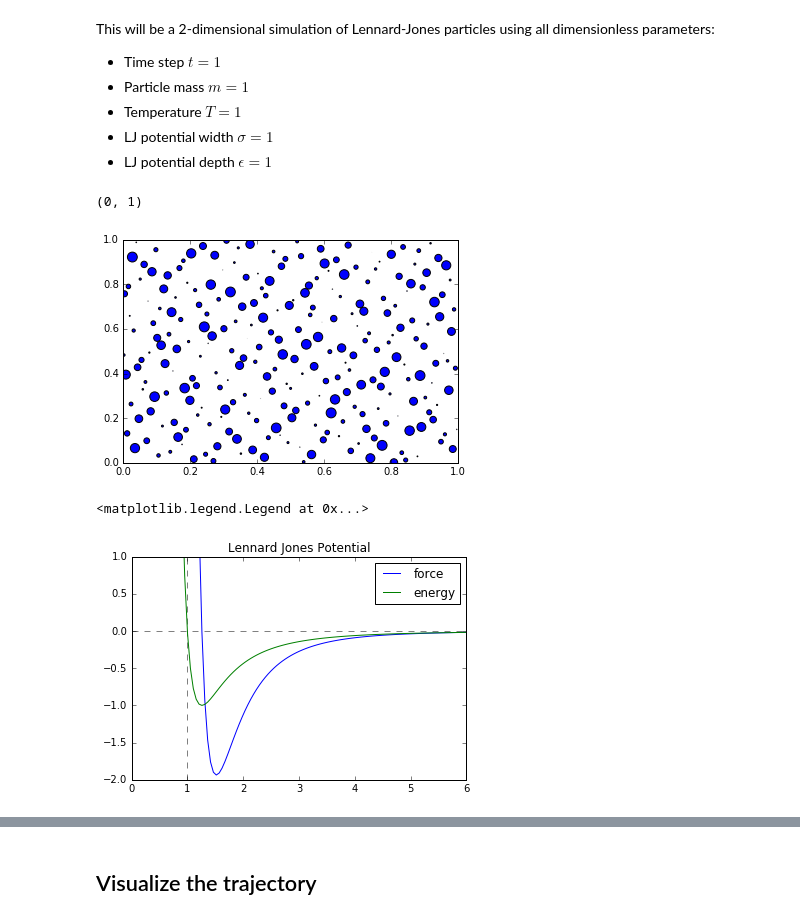
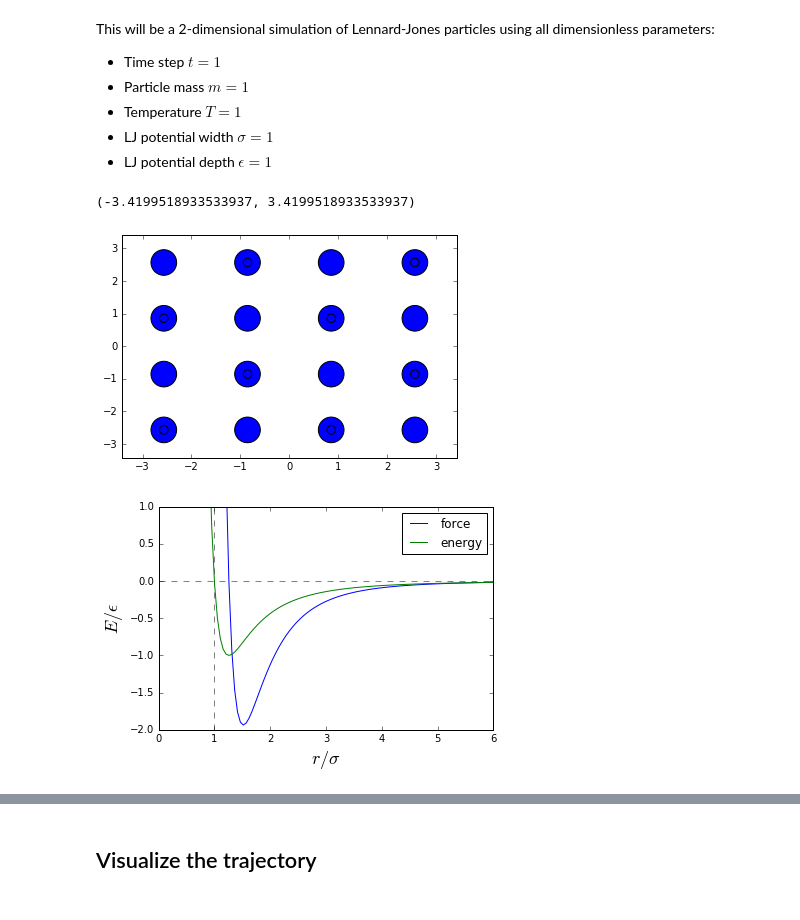
Before and after one commit to chargus/active, a Jupyter notebook: molecular_dynamics.ipynb, the cells around one changed output, grey strips where cells are left out. Drawn from its saved outputs; the diff is of its cells as text; code cells hidden in the pictures.

```diff
--- a/molecular_dynamics.ipynb
+++ b/molecular_dynamics.ipynb
@@ -34,7 +34,7 @@ This will be a 2-dimensional simulation of Lennard-Jones particles using all dim
 * LJ potential depth $\epsilon=1$
 # %%
 # Define simulation settings
-n = 16
+n = 32
 L = 10.  # Simulation box size
 sigma = 1.
 epsilon = 1.
@@ -42,17 +42,17 @@ rcut = 20.
 nlog = 10 # Log to trajectory every dtlog time steps
 dt = .5
 # %%
-# pos = nve_basic.fcc_positions(n, L)
-gh = ghalton.Halton(3)
-pos = np.array(gh.get(256))
+pos, L = nve_basic.fcc_positions(n, .1)
+# gh = ghalton.Halton(3)
+# pos = np.array(gh.get(256))
 # %%
 # Visualize uniform initial positions in simulation box
 plt.scatter(pos[:,0], pos[:,1], s=pos[:,2]**2 * 100)
-plt.xlim(0,1)
-plt.ylim(0,1)
+plt.xlim(-L/2., L/2)
+plt.ylim(-L/2., L/2)
 # %% [output]
-(0, 1)
+(-3.4199518933533937, 3.4199518933533937)
-[figure, old version]
+[figure, new version]
 # %%
 x = np.linspace(.9, 6, 100)
 force = monad.lj(x, 1, 1)[0]
@@ -63,9 +63,11 @@ ax.plot(x, force, label='force')
 ax.plot(x, energy, label='energy')
 ax.hlines(0, 0, 6, color = 'gray', linestyle='--')
 ax.vlines(1, -2, 1, color = 'gray', linestyle='--')
-ax.set_title('Lennard Jones Potential')
+# ax.set_title('Lennard Jones Potential')
 ax.set_ylim(-2,1)
 ax.legend()
+ax.set_xlabel(r'$r/\sigma$', fontsize=18)
+ax.set_ylabel(r'$E/\epsilon$', fontsize=18)
+fig.savefig('f/lj_force.png', dpi=400, bbox_inches='tight')
 # %% [output]
-<matplotlib.legend.Legend at 0x...>
-[figure, old version]
+[figure, new version]
```
Also changed, not shown: parts of 56 cells of this notebook, 2 other files.
